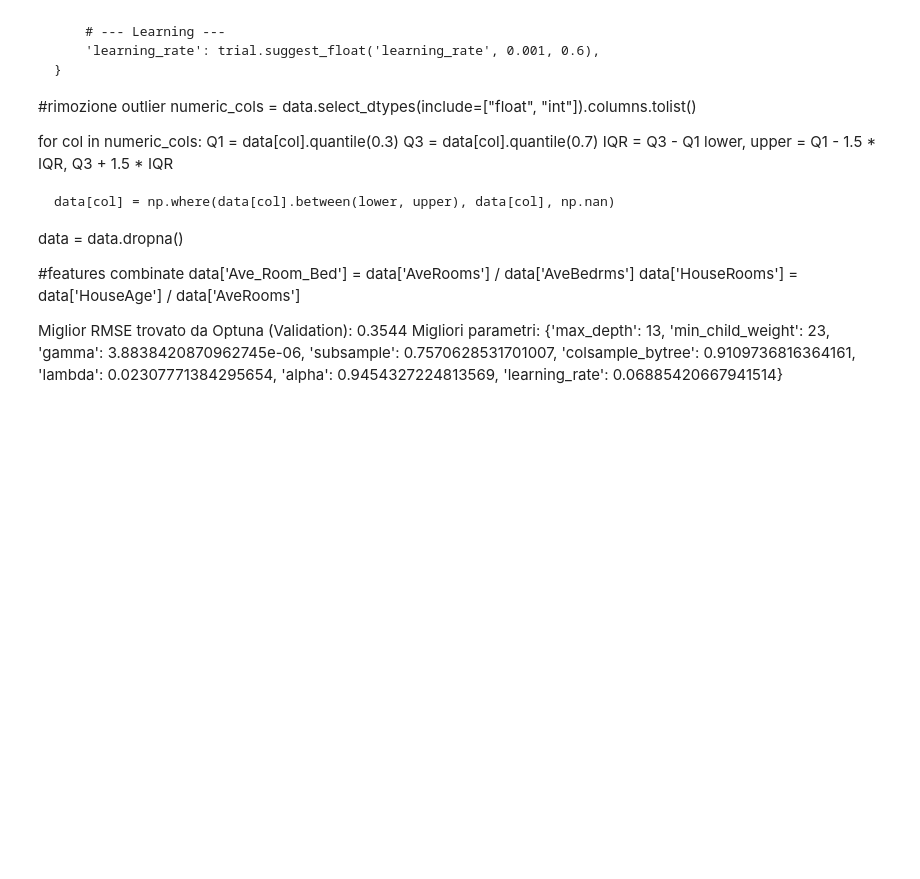
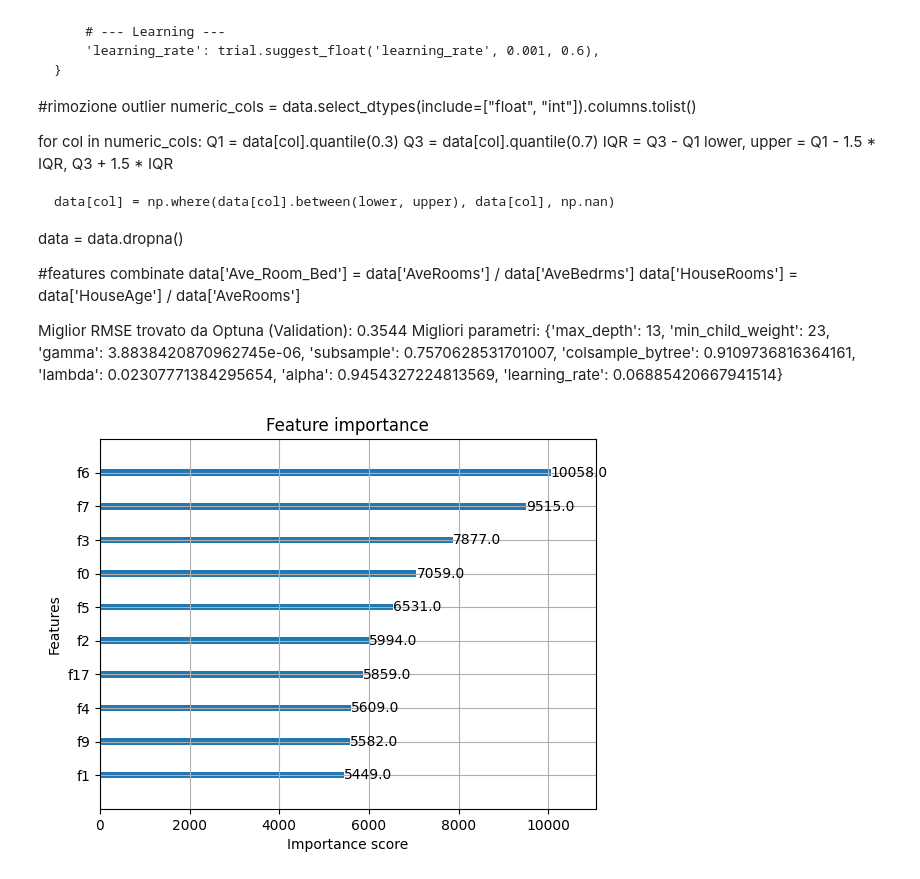
Before and after one commit to Gianmarcx/Sorrentino-Gianmarco_DepositoCorso, a Jupyter notebook: corso python/lunedi09-12/xgb_1.ipynb, the cells around one changed output. Drawn from its saved outputs; the diff is of its cells as text; code cells hidden in the pictures; blank space fills up the shorter version.

```diff
--- a/corso python/lunedi09-12/xgb_1.ipynb
+++ b/corso python/lunedi09-12/xgb_1.ipynb
@@ -49,4 +49,15 @@ data = data.dropna()
 #features combinate
 data['Ave_Room_Bed'] = data['AveRooms'] / data['AveBedrms']
 data['HouseRooms'] = data['HouseAge'] / data['AveRooms']
+data["BedroomsPerRoom"] = data["AveBedrms"] / data["AveRooms"]
+data["Households"] = (data["Population"] / data["AveOccup"]).clip(lower=1)
+data["RoomsPerHousehold"] = data["AveRooms"] / data["Households"]
+data["PopulationPerHousehold"] = data["Population"] / data["Households"]
+data["RoomsPerPerson"] = data["AveRooms"] / (data["Population"] + 1)
+
+
+data["MedInc_log"] = np.log1p(data["MedInc"])
+data["Population_log"] = np.log1p(data["Population"])
+data["IncomePerOccupant"] = data["MedInc"] / (data["AveOccup"] + 1)
+data["PopPerHousehold"] = data["Population"] / (data["Households"] + 1)
 # %%
@@ -119,8 +125,8 @@ print(f"Target medio: {np.mean(y):.2f} (centinaia di k$)")
 # 2. Baseline (Senza Tuning)
 # ==========================================
 print("\n--- Training Modello Baseline (Default) ---")
-dtrain_full = xgb.DMatrix(X_train_full, label=y_train_full)
-dtest = xgb.DMatrix(X_test, label=y_test)
+dtrain_full = xgb.DMatrix(X_train_scaled, label=y_train_full)
+dtest = xgb.DMatrix(X_test_scaled, label=y_test)
 
 # Parametri standard di default
 params_base = {
@@ -144,7 +150,8 @@ print("\n--- Inizio Tuning con Optuna ---")
 
 # Creazione Studio (Minimizzare RMSE)
 study = optuna.create_study(direction='minimize')
-study.optimize(objective, n_trials=200, timeout=600)
+study.optimize(lambda trial: objective(trial, X_train_scaled, y_train_full), n_trials=200)
+
 
 print(f"\nMiglior RMSE trovato da Optuna (Validation): {study.best_value:.4f}")
 print("Migliori parametri:", study.best_params)
@@ -355,3 +350,10 @@ data['HouseRooms'] = data['HouseAge'] / data['AveRooms']
 
 Miglior RMSE trovato da Optuna (Validation): 0.3544
 Migliori parametri: {'max_depth': 13, 'min_child_weight': 23, 'gamma': 3.8838420870962745e-06, 'subsample': 0.7570628531701007, 'colsample_bytree': 0.9109736816364161, 'lambda': 0.02307771384295654, 'alpha': 0.9454327224813569, 'learning_rate': 0.06885420667941514}
+# %%
+import matplotlib.pyplot as plt
+
+xgb.plot_importance(model_opt, max_num_features=10)
+plt.show()
+# %% [output]
+[figure, added]
```
Also changed, not shown: parts of 2 cells of this notebook.
